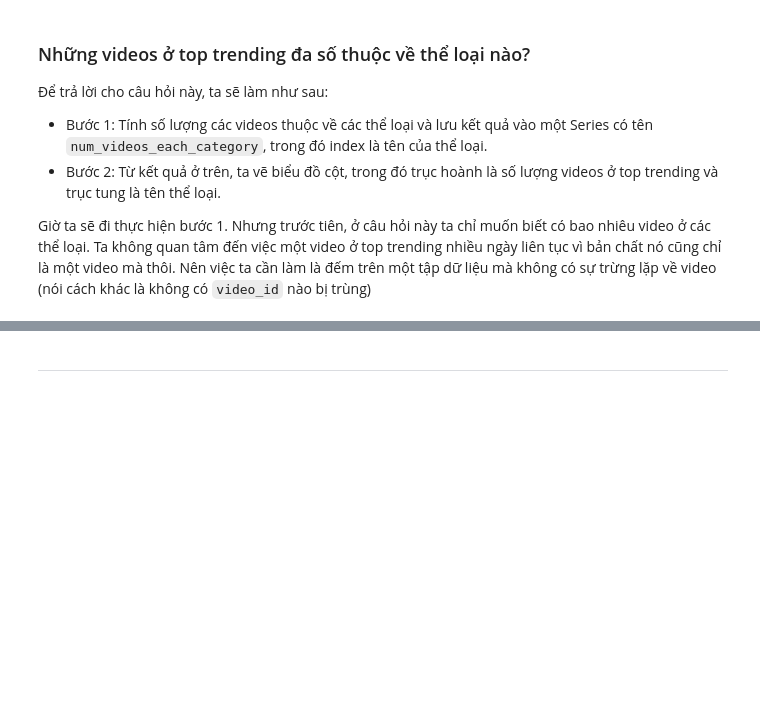
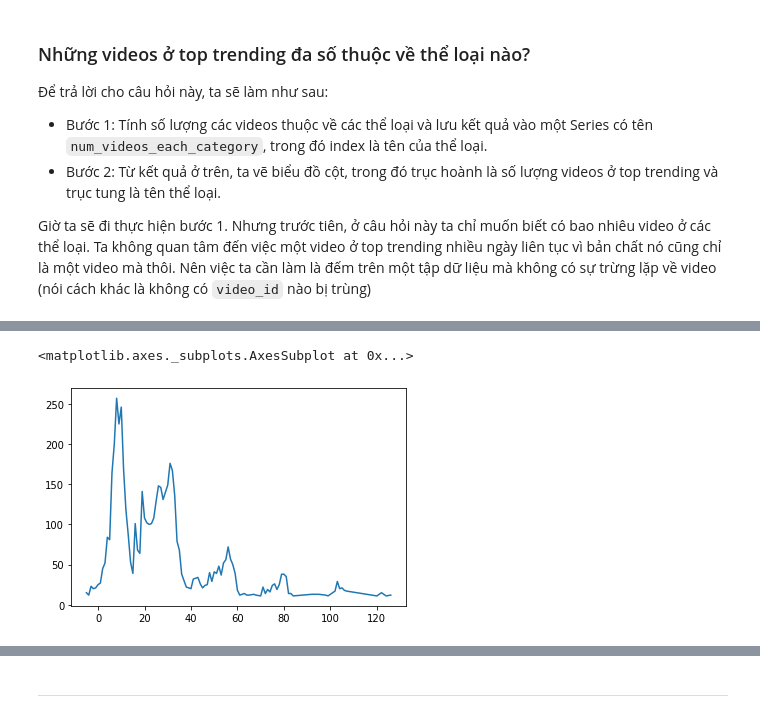
Before and after one commit to vhoaian/LTKHDL_CK, a Jupyter notebook: 1712265-VoHoaiAn.ipynb, the cells around one changed output, grey strips where cells are left out. Cells and saved outputs as stored; diff of their text form; code cells hidden in the pictures; blank space fills up the shorter version.

```diff
--- a/1712265-VoHoaiAn.ipynb
+++ b/1712265-VoHoaiAn.ipynb
@@ -304,0 +304,9 @@ no_dup_video_df
+# %%
+# Thêm cột delta vào dataframe biểu diễn thời gian lên trending của video, kiểu `datetime.timedelta`
+df = no_dup_video_df.assign(delta = lambda video: video.trending_date - video.publish_time)
+# Series có values là thời gian lên trending của video (tính theo giờ)
+trending_taken_hrs = df['delta'].apply(lambda video: math.ceil((video.days*24*3600 + video.seconds)/3600))
+trending_taken_hrs.value_counts().iloc[:100].sort_index().plot.line()
+# %% [output]
+<matplotlib.axes._subplots.AxesSubplot at 0x...>
+[figure, added]
```
Also changed, not shown: parts of 5 cells of this notebook.
